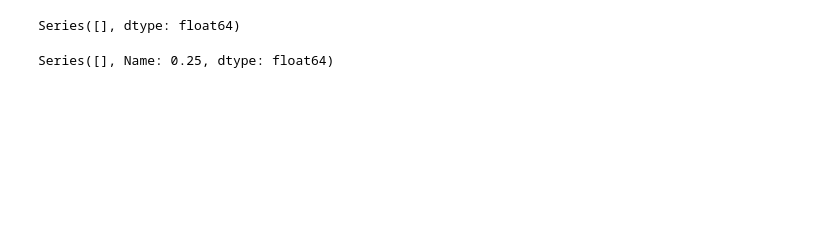
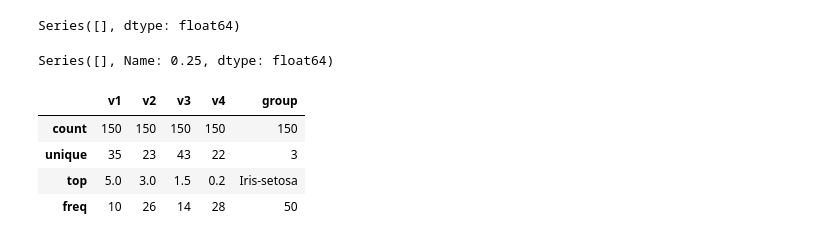
Before and after one commit to SemStepan/home_work, a Jupyter notebook: HW 2.2.2 .ipynb, the cells around one changed output. Drawn from its saved outputs; the diff is of its cells as text; code cells hidden in the pictures; blank space fills up the shorter version.

```diff
--- a/HW 2.2.2 .ipynb
+++ b/HW 2.2.2 .ipynb
@@ -126,7 +127,7 @@ plt.hist(group1['v3'])
 # %%
 pd_data = pd.DataFrame(data, columns =['v1','v2','v3','v4', 'group'])
 # %%
-pd_data = pd.DataFrame(data)
+# pd_data = pd.DataFrame(data)
 # %%
 pd_data
 # %% [output]
@@ -180,2 +183,10 @@ pd2_data.quantile(q =0.25, axis =0, numeric_only='true')
 # %% [output]
 Series([], Name: 0.25, dtype: float64)
+# %%
+pd_data.describe()
+# %% [output]
+|  | v1 | v2 | v3 | v4 | group |
+| count | 150 | 150 | 150 | 150 | 150 |
+| unique | 35 | 23 | 43 | 22 | 3 |
+| top | 5.0 | 3.0 | 1.5 | 0.2 | Iris-setosa |
+| freq | 10 | 26 | 14 | 28 | 50 |
```
Also changed, not shown: parts of 7 cells of this notebook.
